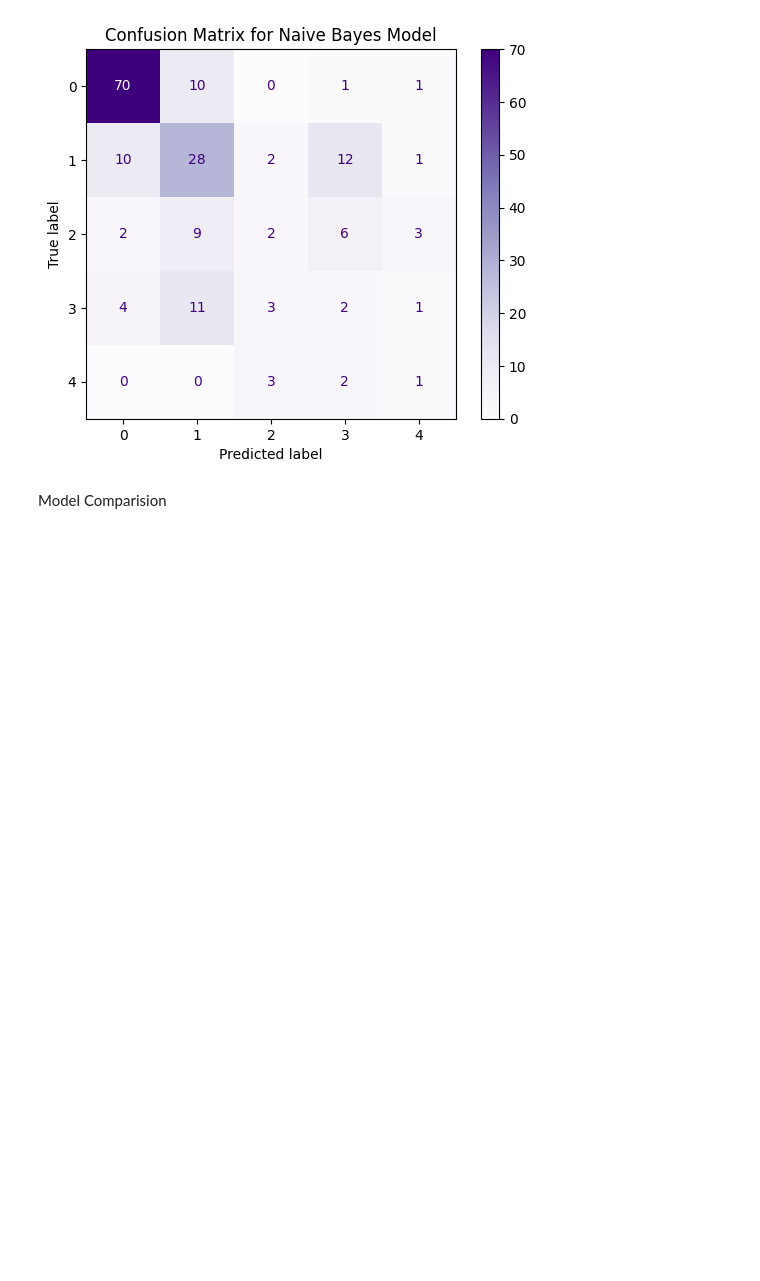
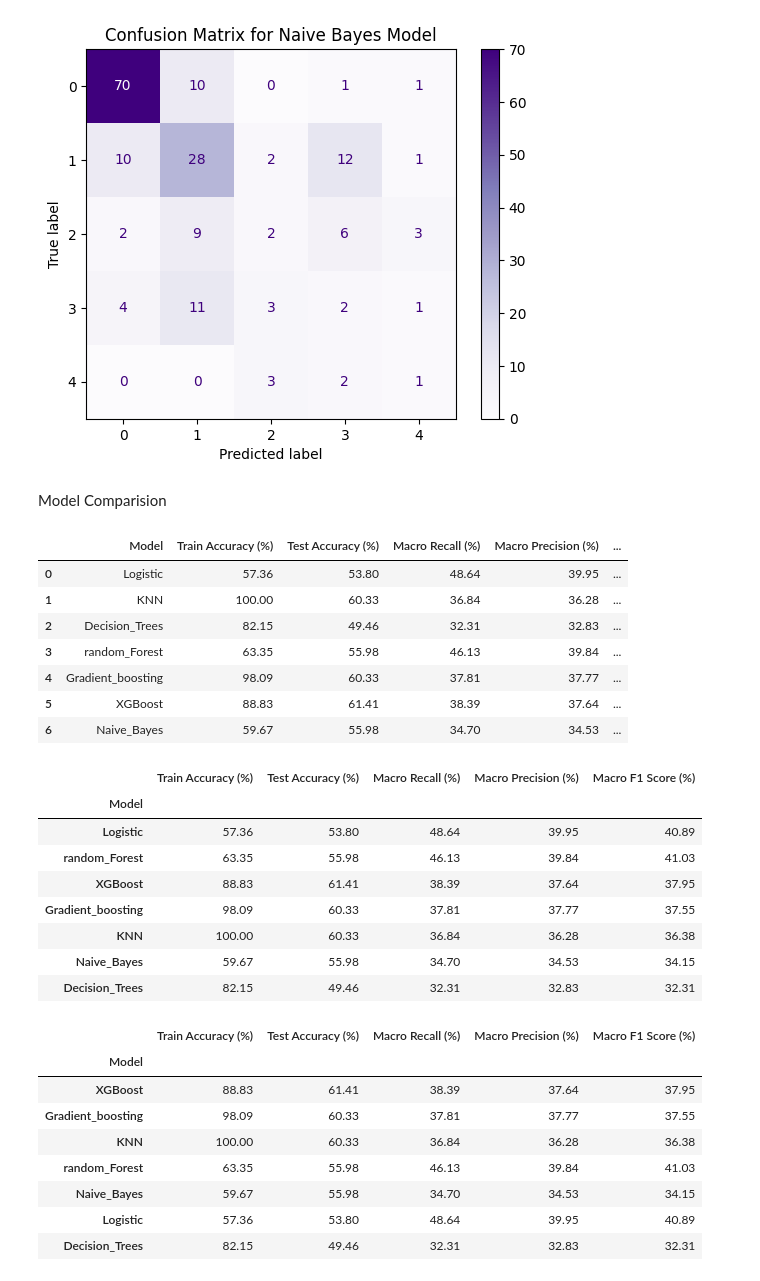
Before and after one commit to royalmaddy07/heart-disease-prediction, a Jupyter notebook: notebooks/04_modelEvaluation.ipynb, the cells around one changed output. Drawn from its saved outputs; the diff is of its cells as text; code cells hidden in the pictures; blank space fills up the shorter version.

Commit message:
completed modelEvaluation notebook

```diff
--- a/notebooks/04_modelEvaluation.ipynb
+++ b/notebooks/04_modelEvaluation.ipynb
@@ -290,14 +290,58 @@ for name,model in models.items():
 
     names.append(name)# adding the name
 
-    trainAccuracy.append(round(model.score(X_train,y_train)*100, 4))# train accuracy
+    trainAccuracy.append(round(model.score(X_train,y_train)*100, 2))# train accuracy
 
-    testAccuracy.append(round(accuracy_score(y_test,y_pred)*100, 4))# test accuracy
+    testAccuracy.append(round(accuracy_score(y_test,y_pred)*100, 2))# test accuracy
 
-    recall.append(round(recall_score(y_test,y_pred,average='macro')*100, 4))#
+    recall.append(round(recall_score(y_test,y_pred,average='macro')*100, 2))#
 
-    f1Score.append(round(f1_score(y_test,y_pred,average='macro')*100, 4))
+    f1Score.append(round(f1_score(y_test,y_pred,average='macro')*100, 2))
 
-    precision.append(round(precision_score(y_test,y_pred,average='macro')*100, 4))
+    precision.append(round(precision_score(y_test,y_pred,average='macro')*100, 2))
 
-df = pd.DataFrame()
+df = pd.DataFrame({
+    'Model' : names,
+    'Train Accuracy (%)' : trainAccuracy,
+    'Test Accuracy (%)' : testAccuracy,
+    'Macro Recall (%)' : recall,
+    'Macro Precision (%)' : precision,
+    'Macro F1 Score (%)' : f1Score
+})
+# %%
+display(df)
+
+df_sorted_recall = df.sort_values(by=['Macro Recall (%)'],ascending=False).set_index('Model')
+
+display(df_sorted_recall)
+
+df_sorted_accuracy = df.sort_values(by=['Test Accuracy (%)'],ascending=False).set_index('Model')
+
+display(df_sorted_accuracy)
+# %% [output]
+|  | Model | Train Accuracy (%) | Test Accuracy (%) | Macro Recall (%) | Macro Precision (%) | ... |
+| 0 | Logistic | 57.36 | 53.80 | 48.64 | 39.95 | ... |
+| 1 | KNN | 100.00 | 60.33 | 36.84 | 36.28 | ... |
+| 2 | Decision_Trees | 82.15 | 49.46 | 32.31 | 32.83 | ... |
+| 3 | random_Forest | 63.35 | 55.98 | 46.13 | 39.84 | ... |
+| 4 | Gradient_boosting | 98.09 | 60.33 | 37.81 | 37.77 | ... |
+| 5 | XGBoost | 88.83 | 61.41 | 38.39 | 37.64 | ... |
+| 6 | Naive_Bayes | 59.67 | 55.98 | 34.70 | 34.53 | ... |
+|  | Train Accuracy (%) | Test Accuracy (%) | Macro Recall (%) | Macro Precision (%) | Macro F1 Score (%) |
+| Model |  |  |  |  |  |
+| Logistic | 57.36 | 53.80 | 48.64 | 39.95 | 40.89 |
+| random_Forest | 63.35 | 55.98 | 46.13 | 39.84 | 41.03 |
+| XGBoost | 88.83 | 61.41 | 38.39 | 37.64 | 37.95 |
+| Gradient_boosting | 98.09 | 60.33 | 37.81 | 37.77 | 37.55 |
+| KNN | 100.00 | 60.33 | 36.84 | 36.28 | 36.38 |
+| Naive_Bayes | 59.67 | 55.98 | 34.70 | 34.53 | 34.15 |
+| Decision_Trees | 82.15 | 49.46 | 32.31 | 32.83 | 32.31 |
+|  | Train Accuracy (%) | Test Accuracy (%) | Macro Recall (%) | Macro Precision (%) | Macro F1 Score (%) |
+| Model |  |  |  |  |  |
+| XGBoost | 88.83 | 61.41 | 38.39 | 37.64 | 37.95 |
+| Gradient_boosting | 98.09 | 60.33 | 37.81 | 37.77 | 37.55 |
+| KNN | 100.00 | 60.33 | 36.84 | 36.28 | 36.38 |
+| random_Forest | 63.35 | 55.98 | 46.13 | 39.84 | 41.03 |
+| Naive_Bayes | 59.67 | 55.98 | 34.70 | 34.53 | 34.15 |
+| Logistic | 57.36 | 53.80 | 48.64 | 39.95 | 40.89 |
+| Decision_Trees | 82.15 | 49.46 | 32.31 | 32.83 | 32.31 |
```
Also changed, not shown: 2 other files.
